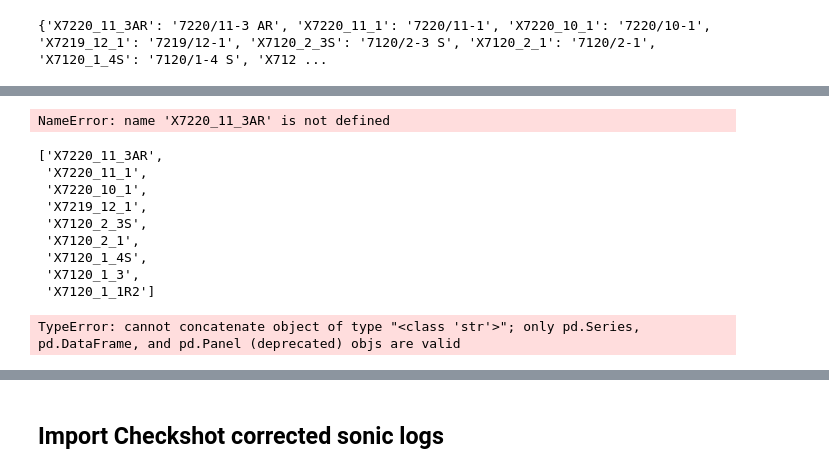
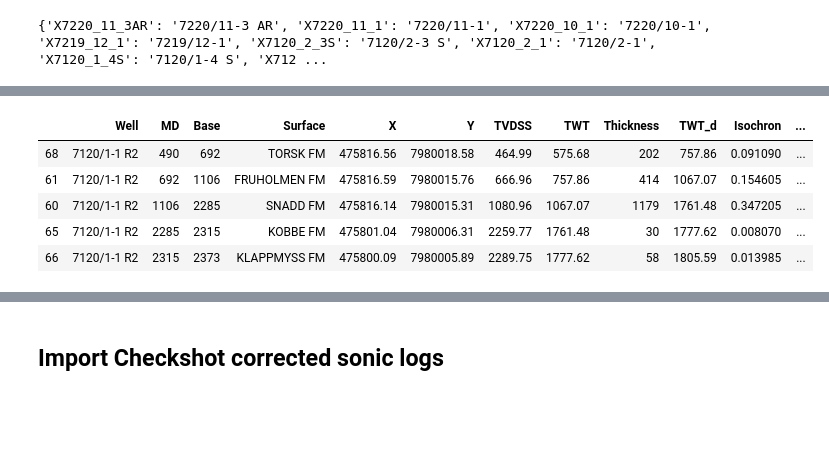
Before and after one commit to ABDunbar/NPD-Well-Velocity-Integration, a Jupyter notebook: WORKING.ipynb, the cells around one changed output, grey strips where cells are left out. Saved outputs shown, nothing was run; the diff lists cells and outputs as text; code cells hidden in the pictures; blank space fills up the shorter version.

```diff
--- a/WORKING.ipynb
+++ b/WORKING.ipynb
@@ -314,22 +106,9 @@ result = pd.concat(frames)
-# %%
-X7220_11_3AR
-# %% [output]
-NameError: name 'X7220_11_3AR' is not defined
-# %%
-concat_list = list(well_dict.keys())
-concat_list
-# %% [output]
-['X7220_11_3AR',
- 'X7220_11_1',
- 'X7220_10_1',
- 'X7219_12_1',
- 'X7120_2_3S',
- 'X7120_2_1',
- 'X7120_1_4S',
- 'X7120_1_3',
- 'X7120_1_1R2']
-# %%
-concat = pd.concat(concat_list)
-concat
-# %% [output]
-TypeError: cannot concatenate object of type "<class 'str'>"; only pd.Series, pd.DataFrame, and pd.Panel (deprecated) objs are valid
+# %%
+result[result.Well == '7120/1-1 R2'].head()
+# %% [output]
+|  | Well | MD | Base | Surface | X | Y | TVDSS | TWT | Thickness | TWT_d | Isochron | ... |
+| 68 | 7120/1-1 R2 | 490 | 692 | TORSK FM | 475816.56 | 7980018.58 | 464.99 | 575.68 | 202 | 757.86 | 0.091090 | ... |
+| 61 | 7120/1-1 R2 | 692 | 1106 | FRUHOLMEN FM | 475816.59 | 7980015.76 | 666.96 | 757.86 | 414 | 1067.07 | 0.154605 | ... |
+| 60 | 7120/1-1 R2 | 1106 | 2285 | SNADD FM | 475816.14 | 7980015.31 | 1080.96 | 1067.07 | 1179 | 1761.48 | 0.347205 | ... |
+| 65 | 7120/1-1 R2 | 2285 | 2315 | KOBBE FM | 475801.04 | 7980006.31 | 2259.77 | 1761.48 | 30 | 1777.62 | 0.008070 | ... |
+| 66 | 7120/1-1 R2 | 2315 | 2373 | KLAPPMYSS FM | 475800.09 | 7980005.89 | 2289.75 | 1777.62 | 58 | 1805.59 | 0.013985 | ... |
```
Also changed, not shown: parts of 27 cells of this notebook.
